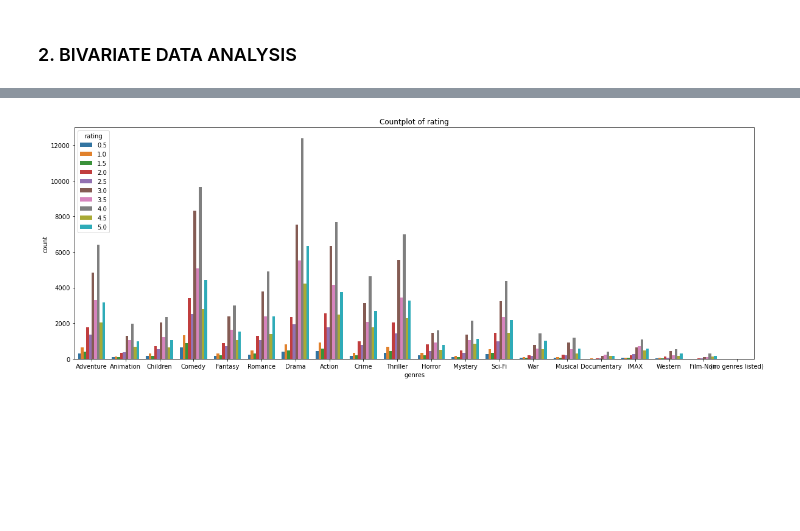
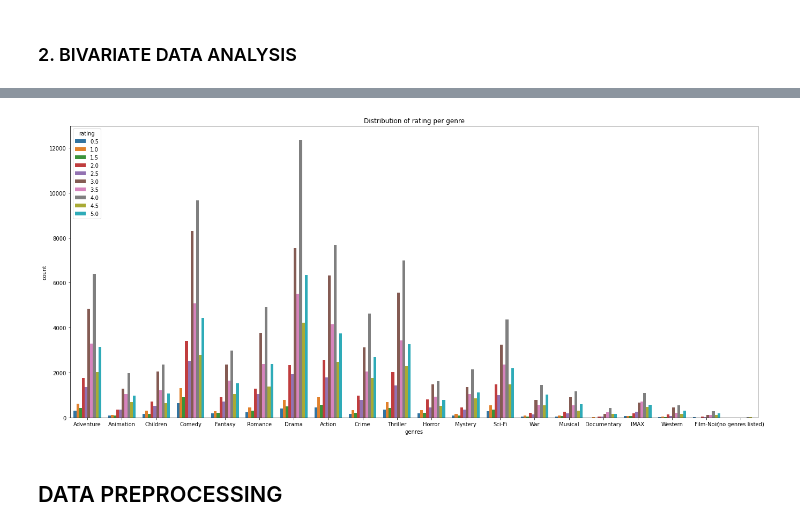
Before and after one commit to MwangiWambugu/Movie-Rec, a Jupyter notebook: index.ipynb, the cells around one changed output, grey strips where cells are left out. Saved outputs shown, nothing was run; the diff lists cells and outputs as text; code cells hidden in the pictures; blank space fills up the shorter version.

```diff
--- a/index.ipynb
+++ b/index.ipynb
@@ -228,7 +252,9 @@ plt.show()
 # %%
-plt.figure(figsize=(20,7))
+plt.figure(figsize=(23,10))
 sns.countplot(data=exploded_genres_df, x='genres', hue='rating')
-plt.title(f'Countplot of rating')
+plt.title(f'Distribution of rating per genre')
 plt.show()
 # %% [output]
-[figure, old version]
+[figure, new version]
+# %% [markdown]
+## DATA PREPROCESSING
```
Also changed, not shown: parts of 10 cells of this notebook.
